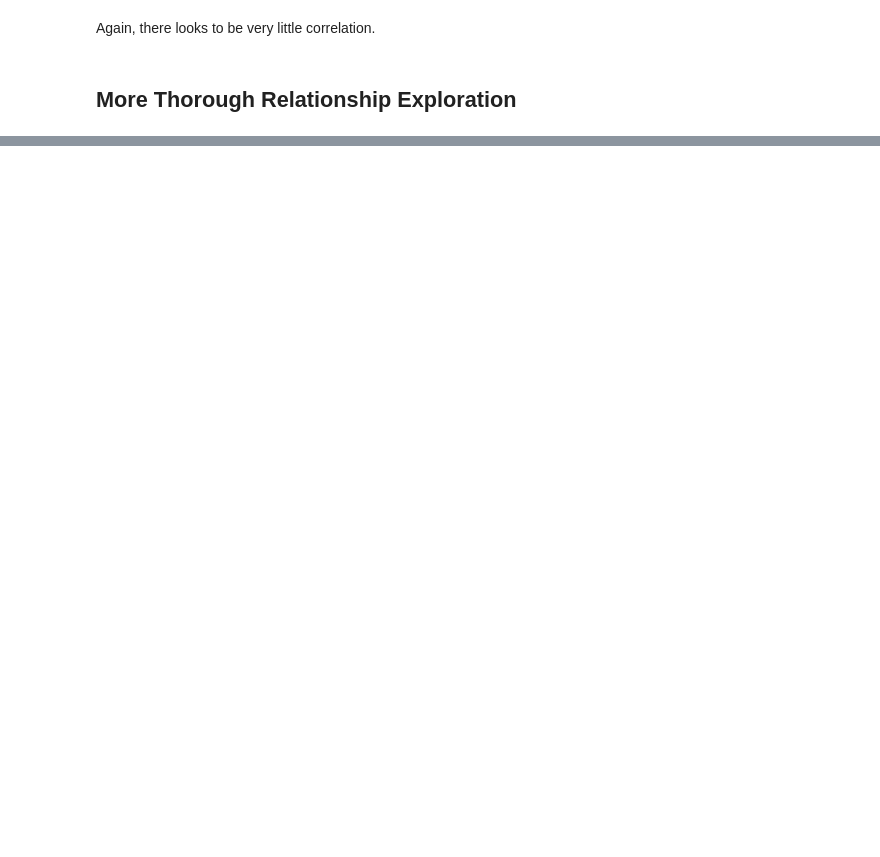
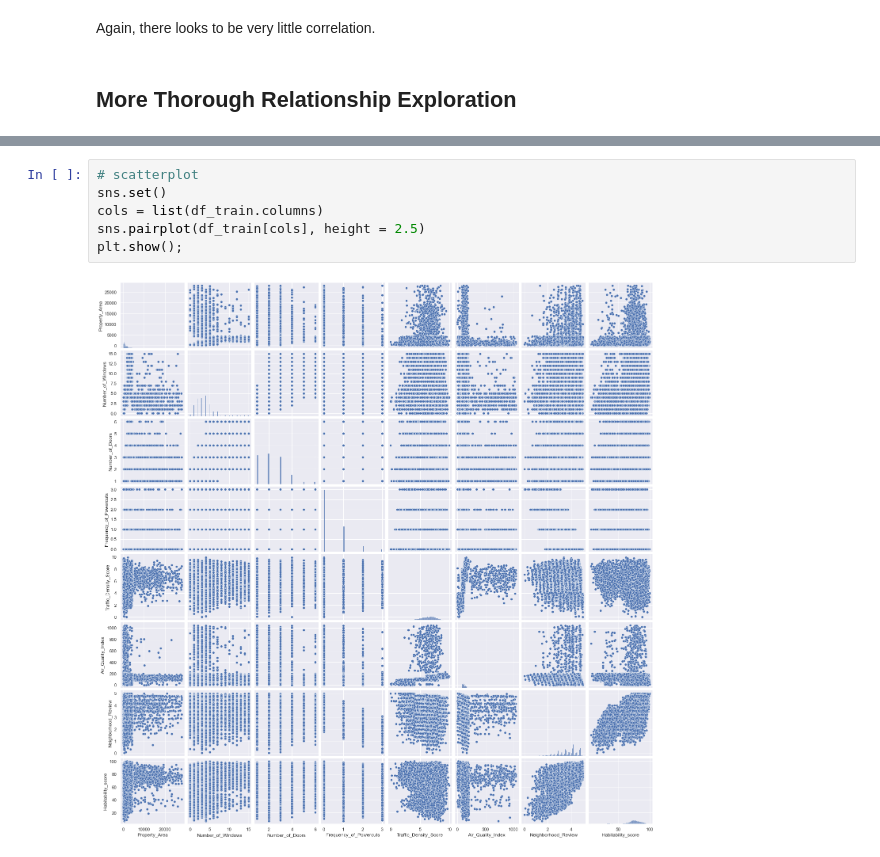
Before and after one commit to tomwetherell/habitability-hackathon, a Jupyter notebook: data_exploration.ipynb, the cells around one changed output, grey strips where cells are left out. Saved outputs shown, nothing was run; the diff lists cells and outputs as text; blank space fills up the shorter version.

```diff
--- a/data_exploration.ipynb
+++ b/data_exploration.ipynb
@@ -123,0 +135,8 @@ Observations:
+# %%
+# scatterplot
+sns.set()
+cols = list(df_train.columns)
+sns.pairplot(df_train[cols], height = 2.5)
+plt.show();
+# %% [output]
+[figure, added]
```
Also changed, not shown: parts of 22 cells of this notebook, 2 other files.
